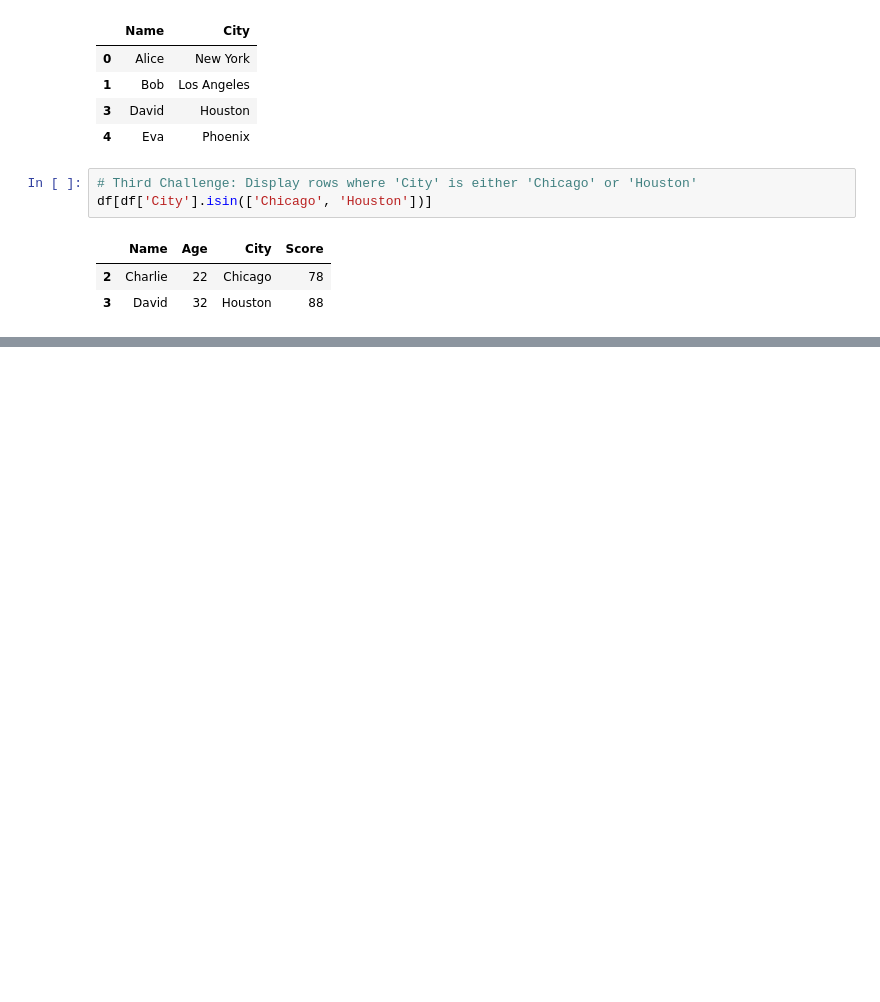
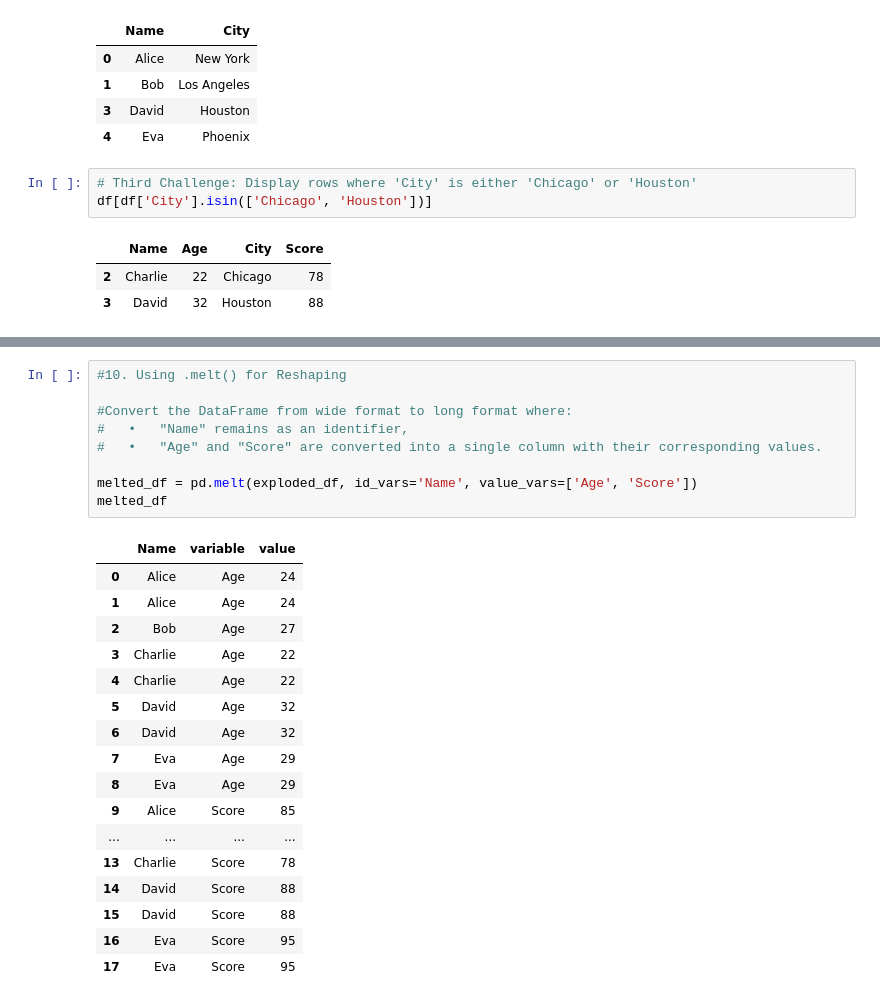
Before and after one commit to werderame/Moon, a Jupyter notebook: learning_pandas.ipynb, the cells around one changed output, grey strips where cells are left out. Saved outputs shown, nothing was run; the diff lists cells and outputs as text; blank space fills up the shorter version.

```diff
--- a/learning_pandas.ipynb
+++ b/learning_pandas.ipynb
@@ -65,0 +208,27 @@ ValueError: The truth value of a DataFrame is ambiguous. Use a.empty, a.bool(),
+# %%
+#10. Using .melt() for Reshaping
+
+#Convert the DataFrame from wide format to long format where:
+#	•	"Name" remains as an identifier,
+#	•	"Age" and "Score" are converted into a single column with their corresponding values.
+
+melted_df = pd.melt(exploded_df, id_vars='Name', value_vars=['Age', 'Score'])
+melted_df
+# %% [output]
+|  | Name | variable | value |
+| 0 | Alice | Age | 24 |
+| 1 | Alice | Age | 24 |
+| 2 | Bob | Age | 27 |
+| 3 | Charlie | Age | 22 |
+| 4 | Charlie | Age | 22 |
+| 5 | David | Age | 32 |
+| 6 | David | Age | 32 |
+| 7 | Eva | Age | 29 |
+| 8 | Eva | Age | 29 |
+| 9 | Alice | Score | 85 |
+| ... | ... | ... | ... |
+| 13 | Charlie | Score | 78 |
+| 14 | David | Score | 88 |
+| 15 | David | Score | 88 |
+| 16 | Eva | Score | 95 |
+| 17 | Eva | Score | 95 |
```
Also changed, not shown: parts of 13 cells of this notebook.
